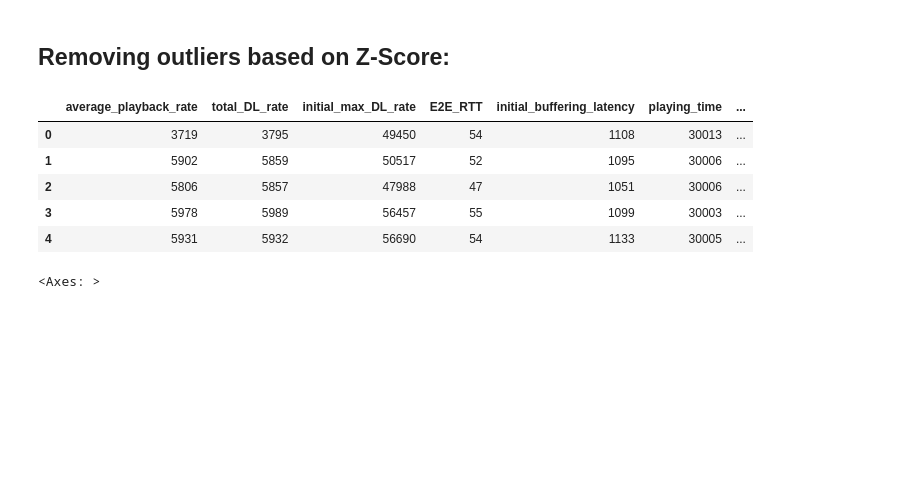
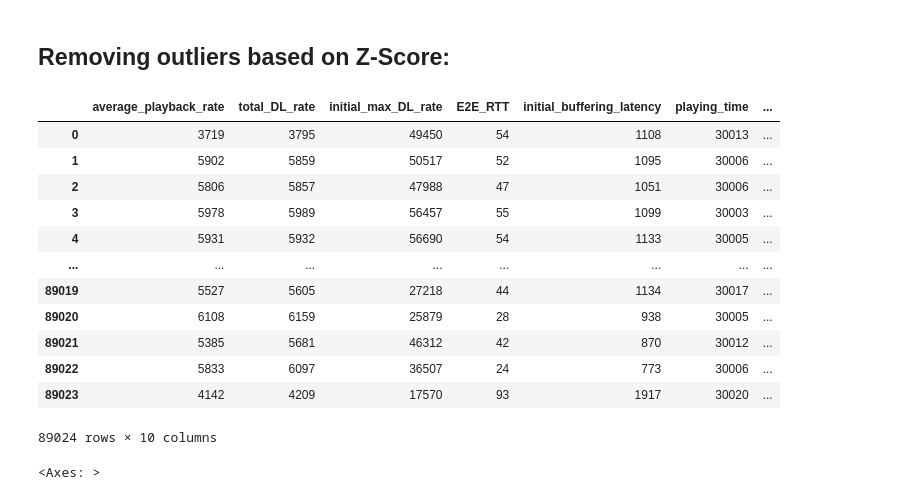
Before and after one commit to KumarUtsav1025/IITD_ML_Research_Intern_Project, a Jupyter notebook: PreProcessing Notebook.ipynb, the cells around one changed output. Drawn from its saved outputs; the diff is of its cells as text; code cells hidden in the pictures; blank space fills up the shorter version.

```diff
--- a/PreProcessing Notebook.ipynb
+++ b/PreProcessing Notebook.ipynb
@@ -4,7 +4,7 @@
 import pandas as pd
 import numpy as np
 # %%
-data_raw = pd.read_excel('datasetMOS.xlsx')
+data_raw = pd.read_excel('OriginalMOSDataset.xlsx')
 data_raw.head()
 # %% [output]
 |  | ID | initial_max_DL_rate | E2E_RTT | average_playback_rate | initial_buffering_latency | stalling_ratio | ... |
@@ -171,26 +172,33 @@ data_processed_iqr.head()
 # %%
 data_processed_zsc = pre_data.copy()
 
 column = 'average_playback_rate'
 mean = data_processed_zsc[column].mean()
 std = data_processed_zsc[column].std()
 z_scores = (data_processed_zsc[column] - mean) / std
 
 # Create arrays of Boolean values indicating the outlier rows
 upper_array = np.where(z_scores > 3)[0]
 
 
 # Removing the outliers
 data_processed_zsc.drop(index=upper_array, inplace=True)
 data_processed_zsc = data_processed_zsc.reset_index(drop=True)
-data_processed_zsc.head()
+data_processed_zsc
 # %% [output]
 |  | average_playback_rate | total_DL_rate | initial_max_DL_rate | E2E_RTT | initial_buffering_latency | playing_time | ... |
 | 0 | 3719 | 3795 | 49450 | 54 | 1108 | 30013 | ... |
 | 1 | 5902 | 5859 | 50517 | 52 | 1095 | 30006 | ... |
 | 2 | 5806 | 5857 | 47988 | 47 | 1051 | 30006 | ... |
 | 3 | 5978 | 5989 | 56457 | 55 | 1099 | 30003 | ... |
 | 4 | 5931 | 5932 | 56690 | 54 | 1133 | 30005 | ... |
+| ... | ... | ... | ... | ... | ... | ... | ... |
+| 89019 | 5527 | 5605 | 27218 | 44 | 1134 | 30017 | ... |
+| 89020 | 6108 | 6159 | 25879 | 28 | 938 | 30005 | ... |
+| 89021 | 5385 | 5681 | 46312 | 42 | 870 | 30012 | ... |
+| 89022 | 5833 | 6097 | 36507 | 24 | 773 | 30006 | ... |
+| 89023 | 4142 | 4209 | 17570 | 93 | 1917 | 30020 | ... |
+89024 rows × 10 columns
 # %%
 # Correlation Heatmap
 import seaborn as sns
```
Also changed, not shown: parts of 12 cells of this notebook, 10 other files.
